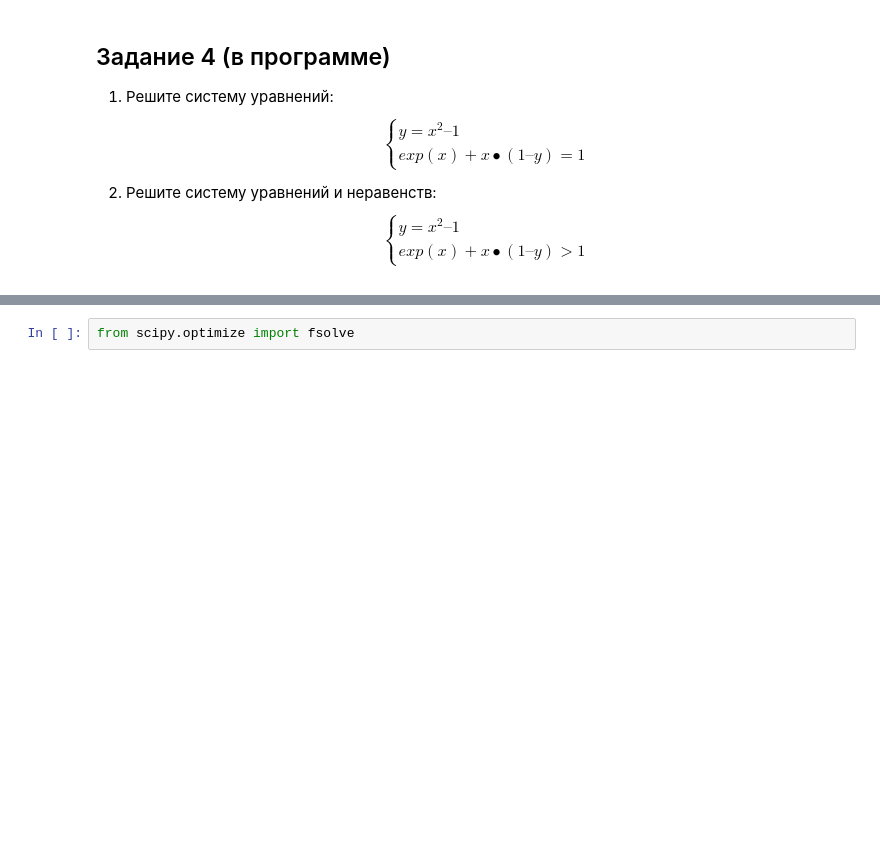
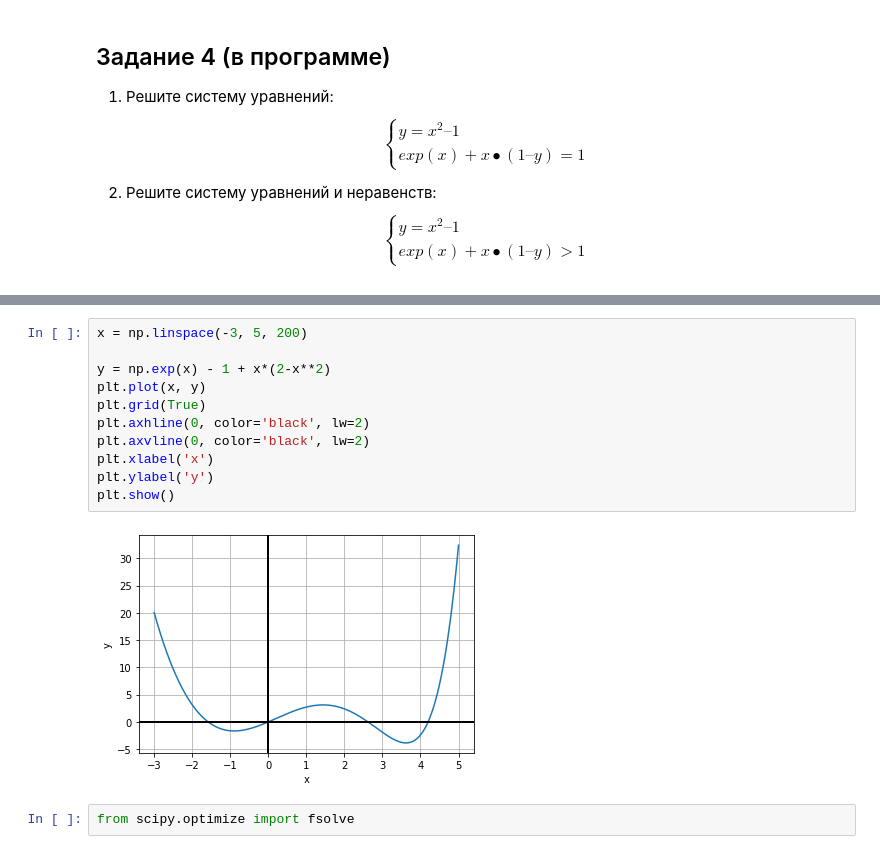
Before and after one commit to dmitryrubtsov/Introduction-to-Advanced-Mathematics, a Jupyter notebook: Lesson 03.ipynb, the cells around one changed output, grey strips where cells are left out. Drawn from its saved outputs; the diff is of its cells as text; blank space fills up the shorter version.

```diff
--- a/Lesson 03.ipynb
+++ b/Lesson 03.ipynb
@@ -121,3 +120,16 @@ plt.show()
+# %%
+x = np.linspace(-3, 5, 200)
+
+y = np.exp(x) - 1 + x*(2-x**2)
+plt.plot(x, y)
+plt.grid(True)
+plt.axhline(0, color='black', lw=2)
+plt.axvline(0, color='black', lw=2)
+plt.xlabel('x')
+plt.ylabel('y')
+plt.show()
+# %% [output]
+[figure, added]
 # %%
 from scipy.optimize import fsolve
 # %% [markdown]
```
Also changed, not shown: parts of 21 cells of this notebook.
